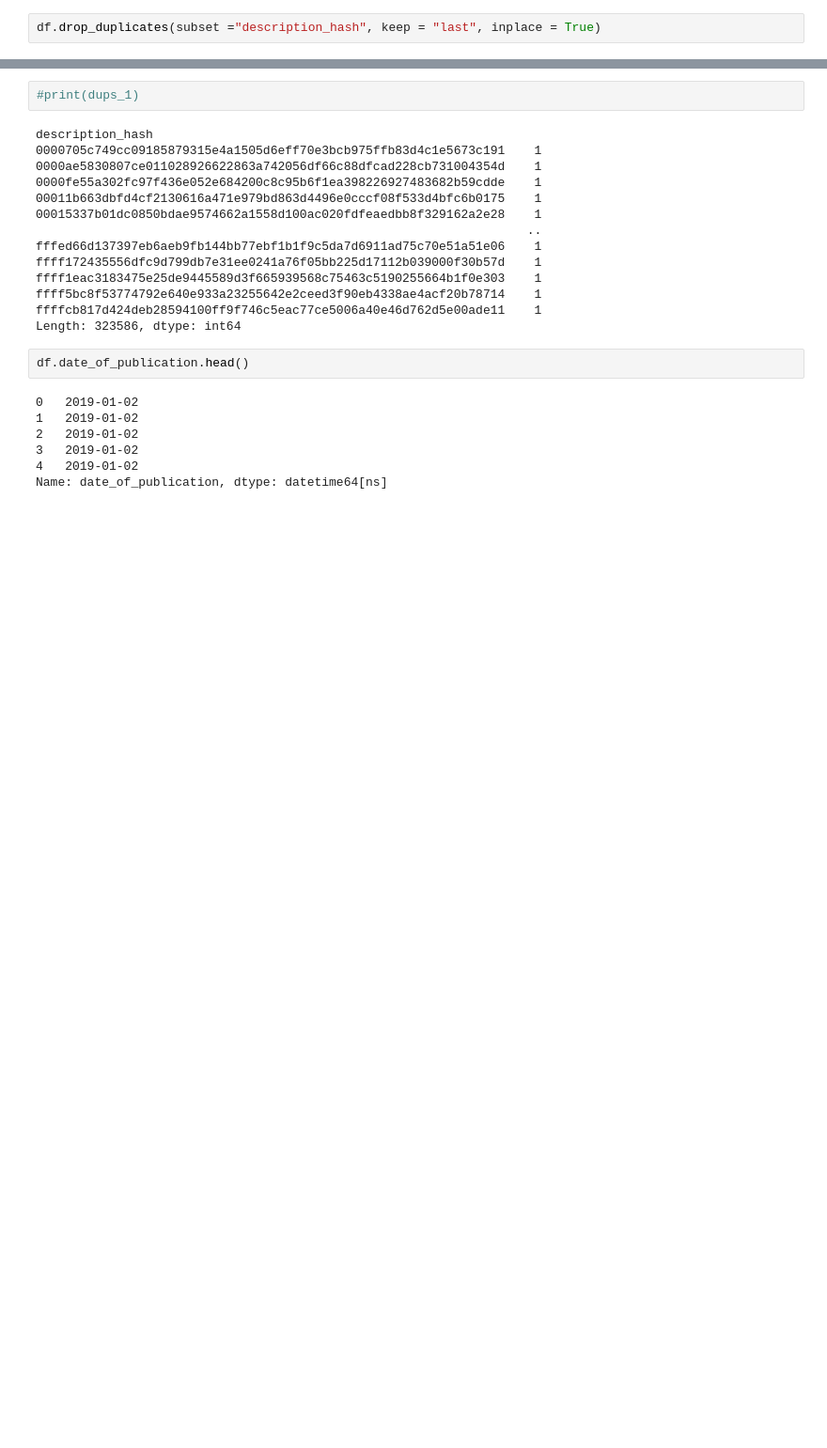
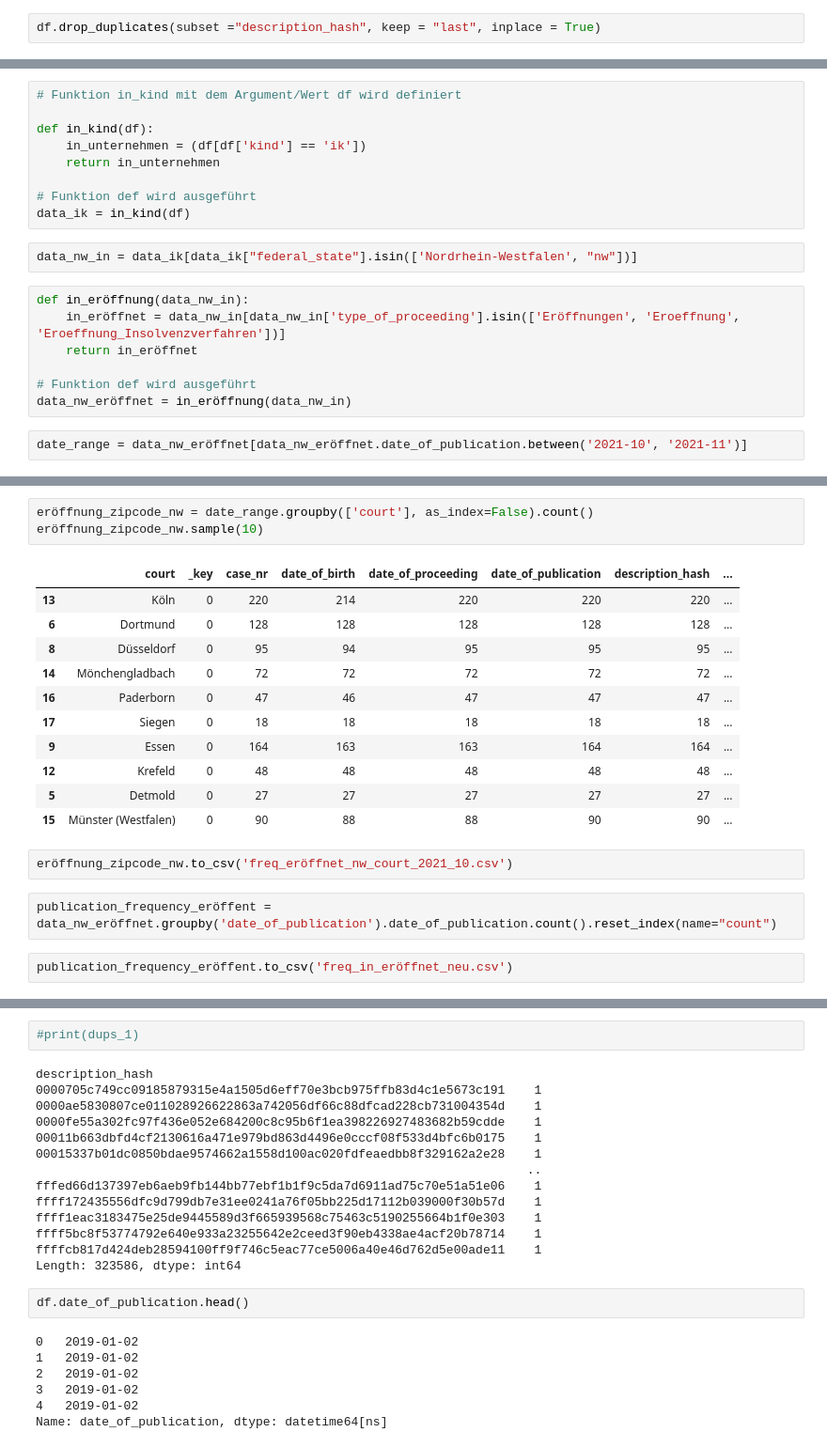
Before and after one commit to wdr-data/insolvenzen, a Jupyter notebook: Insolvenzen_Unternehmen_IN.ipynb, the cells around one changed output, grey strips where cells are left out. Shown: that part at 94% size. Drawn from its saved outputs; the diff is of its cells as text; blank space fills up the shorter version.

```diff
--- a/Insolvenzen_Unternehmen_IN.ipynb
+++ b/Insolvenzen_Unternehmen_IN.ipynb
@@ -121,0 +69,20 @@ df.drop_duplicates(subset ="description_hash", keep = "last", inplace = True)
+# %%
+# Funktion in_kind mit dem Argument/Wert df wird definiert
+
+def in_kind(df):
+    in_unternehmen = (df[df['kind'] == 'ik'])
+    return in_unternehmen
+
+# Funktion def wird ausgeführt
+data_ik = in_kind(df)
+# %%
+data_nw_in = data_ik[data_ik["federal_state"].isin(['Nordrhein-Westfalen', "nw"])]
+# %%
+def in_eröffnung(data_nw_in):
+    in_eröffnet = data_nw_in[data_nw_in['type_of_proceeding'].isin(['Eröffnungen', 'Eroeffnung', 'Eroeffnung_Insolvenzverfahren'])]
+    return in_eröffnet
+
+# Funktion def wird ausgeführt
+data_nw_eröffnet = in_eröffnung(data_nw_in)
+# %%
+date_range = data_nw_eröffnet[data_nw_eröffnet.date_of_publication.between('2021-10', '2021-11')]
@@ -121,0 +98,21 @@ df.drop_duplicates(subset ="description_hash", keep = "last", inplace = True)
+# %%
+eröffnung_zipcode_nw = date_range.groupby(['court'], as_index=False).count()
+eröffnung_zipcode_nw.sample(10)
+# %% [output]
+|  | court | _key | case_nr | date_of_birth | date_of_proceeding | date_of_publication | description_hash | ... |
+| 13 | Köln | 0 | 220 | 214 | 220 | 220 | 220 | ... |
+| 6 | Dortmund | 0 | 128 | 128 | 128 | 128 | 128 | ... |
+| 8 | Düsseldorf | 0 | 95 | 94 | 95 | 95 | 95 | ... |
+| 14 | Mönchengladbach | 0 | 72 | 72 | 72 | 72 | 72 | ... |
+| 16 | Paderborn | 0 | 47 | 46 | 47 | 47 | 47 | ... |
+| 17 | Siegen | 0 | 18 | 18 | 18 | 18 | 18 | ... |
+| 9 | Essen | 0 | 164 | 163 | 163 | 164 | 164 | ... |
+| 12 | Krefeld | 0 | 48 | 48 | 48 | 48 | 48 | ... |
+| 5 | Detmold | 0 | 27 | 27 | 27 | 27 | 27 | ... |
+| 15 | Münster (Westfalen) | 0 | 90 | 88 | 88 | 90 | 90 | ... |
+# %%
+eröffnung_zipcode_nw.to_csv('freq_eröffnet_nw_court_2021_10.csv')
+# %%
+publication_frequency_eröffent = data_nw_eröffnet.groupby('date_of_publication').date_of_publication.count().reset_index(name="count")
+# %%
+publication_frequency_eröffent.to_csv('freq_in_eröffnet_neu.csv')
```
Also changed, not shown: parts of 14 cells of this notebook, 2 other files.
